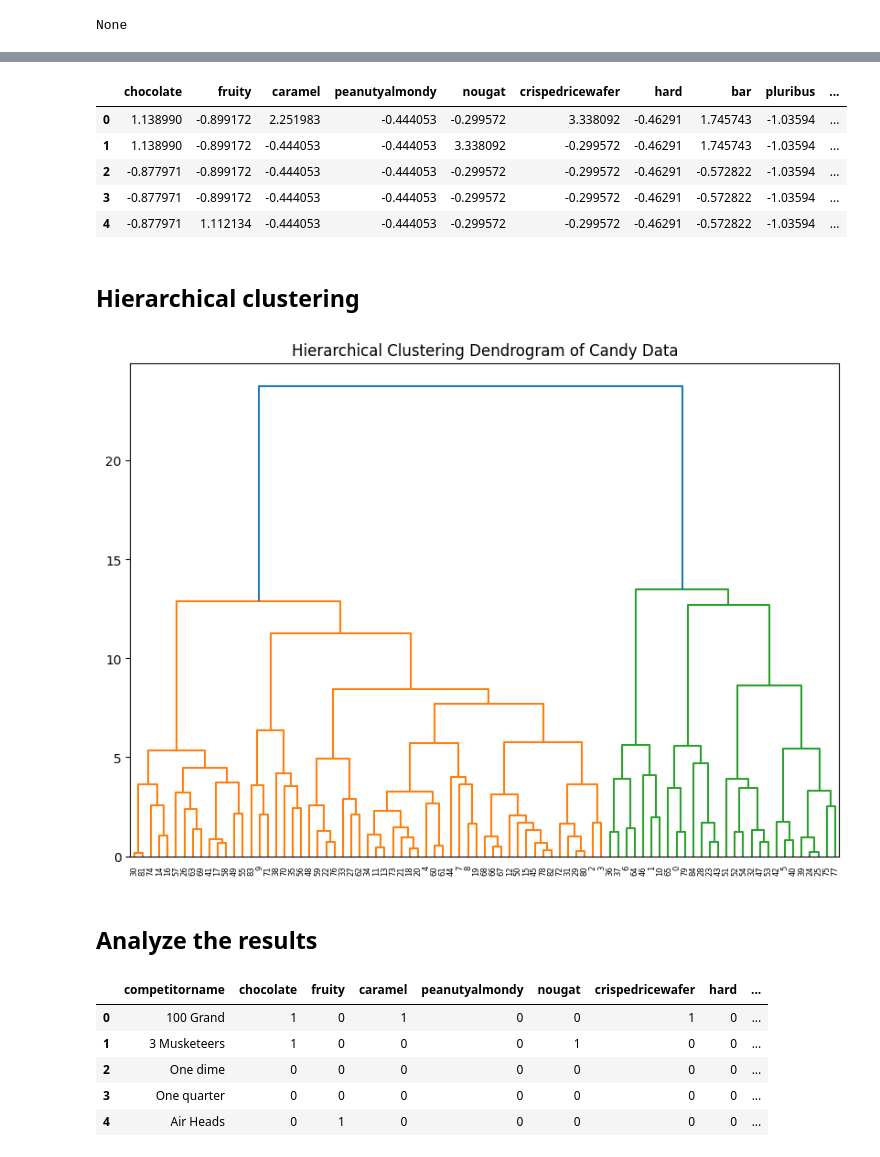
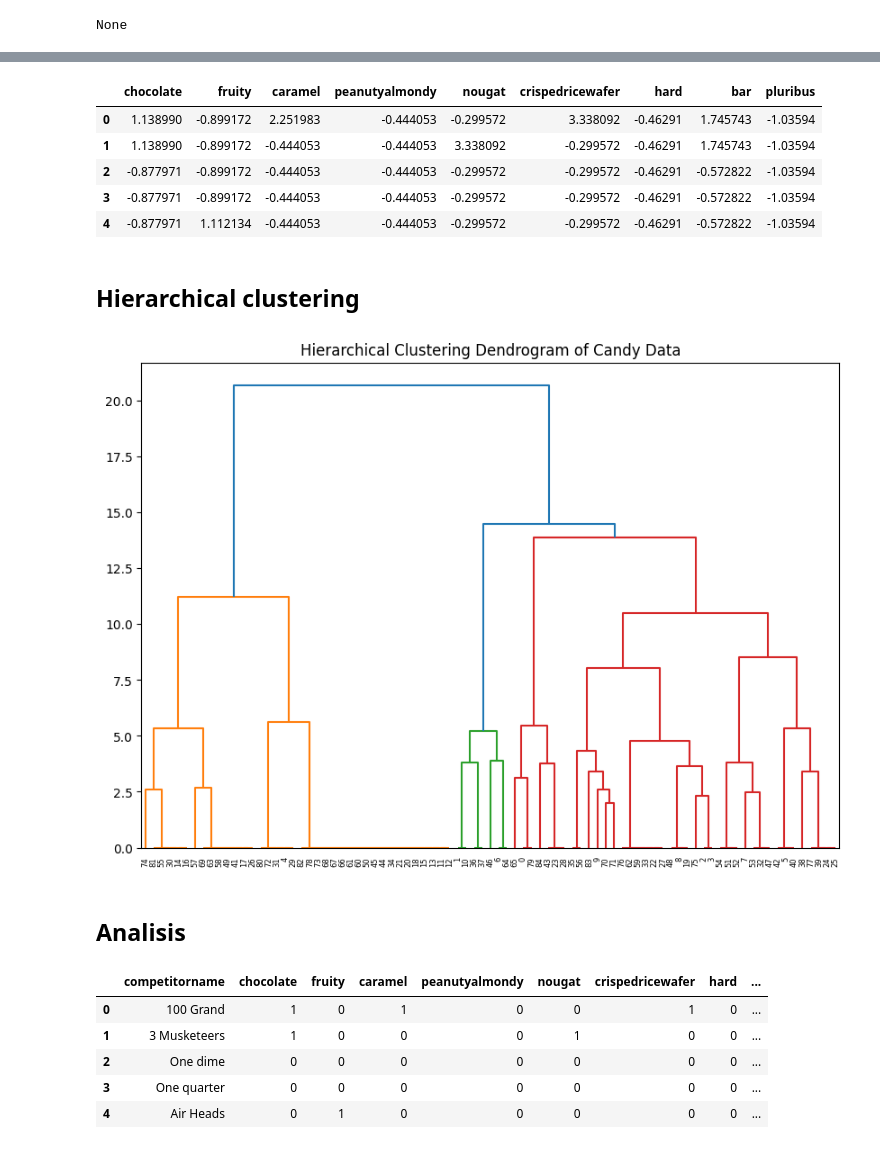
Before and after one commit to MartinFarres/HalloweenCandy-Heirarchical-Clustering, a Jupyter notebook: candy_Heirarchical_Clustering.ipynb, the cells around one changed output, grey strips where cells are left out. Saved outputs shown, nothing was run; the diff lists cells and outputs as text; code cells hidden in the pictures.

```diff
--- a/candy_Heirarchical_Clustering.ipynb
+++ b/candy_Heirarchical_Clustering.ipynb
@@ -42,19 +68,19 @@ None
 # %%
 from sklearn.preprocessing import StandardScaler
 
-df_numeric = df_candy.drop('competitorname', axis=1)
+df_numeric = df_candy.drop(['competitorname', 'sugarpercent', 'pricepercent', 'winpercent'], axis=1)
 
 scaler = StandardScaler()
 df_scaled = pd.DataFrame(scaler.fit_transform(df_numeric), columns=df_numeric.columns)
 
 display(df_scaled.head())
 # %% [output]
-|  | chocolate | fruity | caramel | peanutyalmondy | nougat | crispedricewafer | hard | bar | pluribus | ... |
-| 0 | 1.138990 | -0.899172 | 2.251983 | -0.444053 | -0.299572 | 3.338092 | -0.46291 | 1.745743 | -1.03594 | ... |
-| 1 | 1.138990 | -0.899172 | -0.444053 | -0.444053 | 3.338092 | -0.299572 | -0.46291 | 1.745743 | -1.03594 | ... |
-| 2 | -0.877971 | -0.899172 | -0.444053 | -0.444053 | -0.299572 | -0.299572 | -0.46291 | -0.572822 | -1.03594 | ... |
-| 3 | -0.877971 | -0.899172 | -0.444053 | -0.444053 | -0.299572 | -0.299572 | -0.46291 | -0.572822 | -1.03594 | ... |
-| 4 | -0.877971 | 1.112134 | -0.444053 | -0.444053 | -0.299572 | -0.299572 | -0.46291 | -0.572822 | -1.03594 | ... |
+|  | chocolate | fruity | caramel | peanutyalmondy | nougat | crispedricewafer | hard | bar | pluribus |
+| 0 | 1.138990 | -0.899172 | 2.251983 | -0.444053 | -0.299572 | 3.338092 | -0.46291 | 1.745743 | -1.03594 |
+| 1 | 1.138990 | -0.899172 | -0.444053 | -0.444053 | 3.338092 | -0.299572 | -0.46291 | 1.745743 | -1.03594 |
+| 2 | -0.877971 | -0.899172 | -0.444053 | -0.444053 | -0.299572 | -0.299572 | -0.46291 | -0.572822 | -1.03594 |
+| 3 | -0.877971 | -0.899172 | -0.444053 | -0.444053 | -0.299572 | -0.299572 | -0.46291 | -0.572822 | -1.03594 |
+| 4 | -0.877971 | 1.112134 | -0.444053 | -0.444053 | -0.299572 | -0.299572 | -0.46291 | -0.572822 | -1.03594 |
 # %% [markdown]
 ## Hierarchical clustering
 # %%
@@ -70,9 +96,9 @@ dendrogram(linked)
 plt.title("Hierarchical Clustering Dendrogram of Candy Data")
 plt.show()
 # %% [output]
-[figure, old version]
+[figure, new version]
-# %% [markdown]
-## Analyze the results
+# %% [markdown]
+## Analisis
 # %%
 from scipy.cluster.hierarchy import fcluster
 
```
Also changed, not shown: parts of 23 cells of this notebook.
